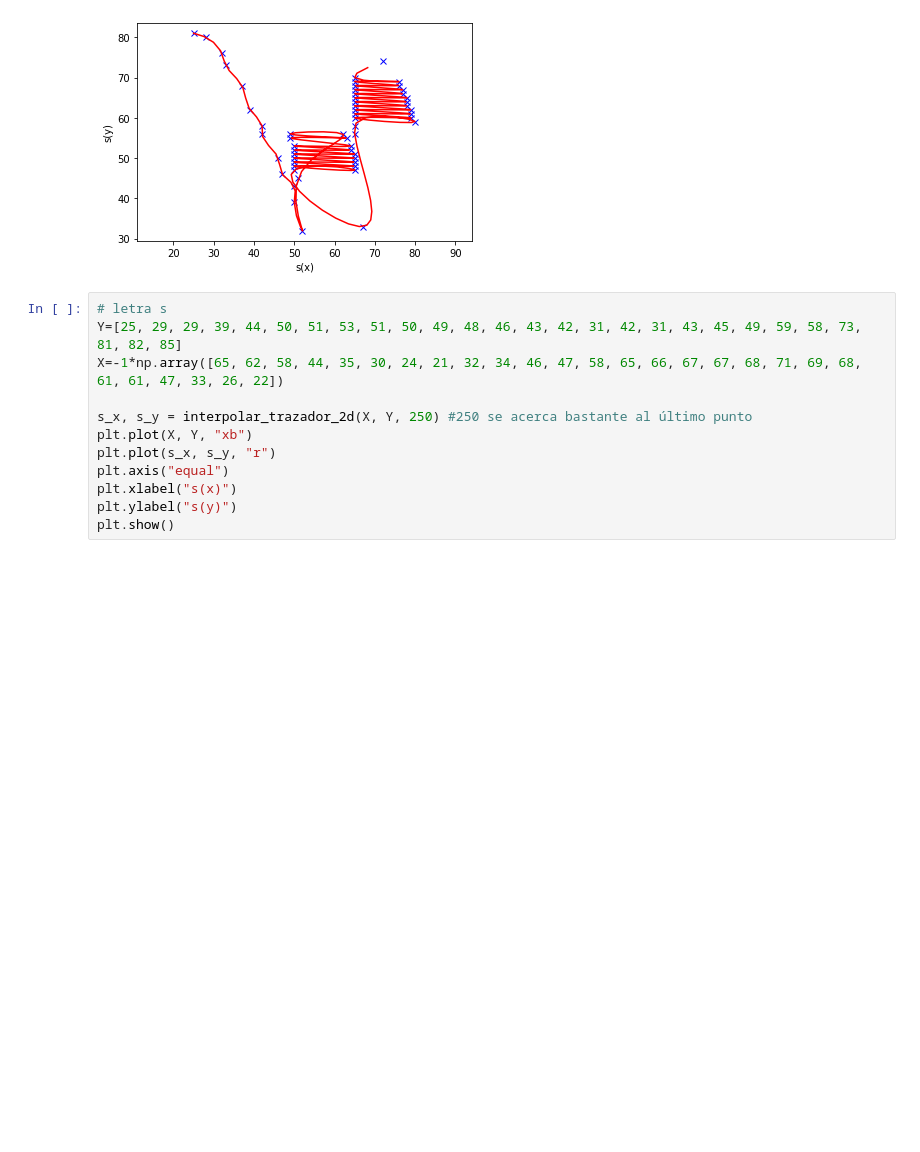
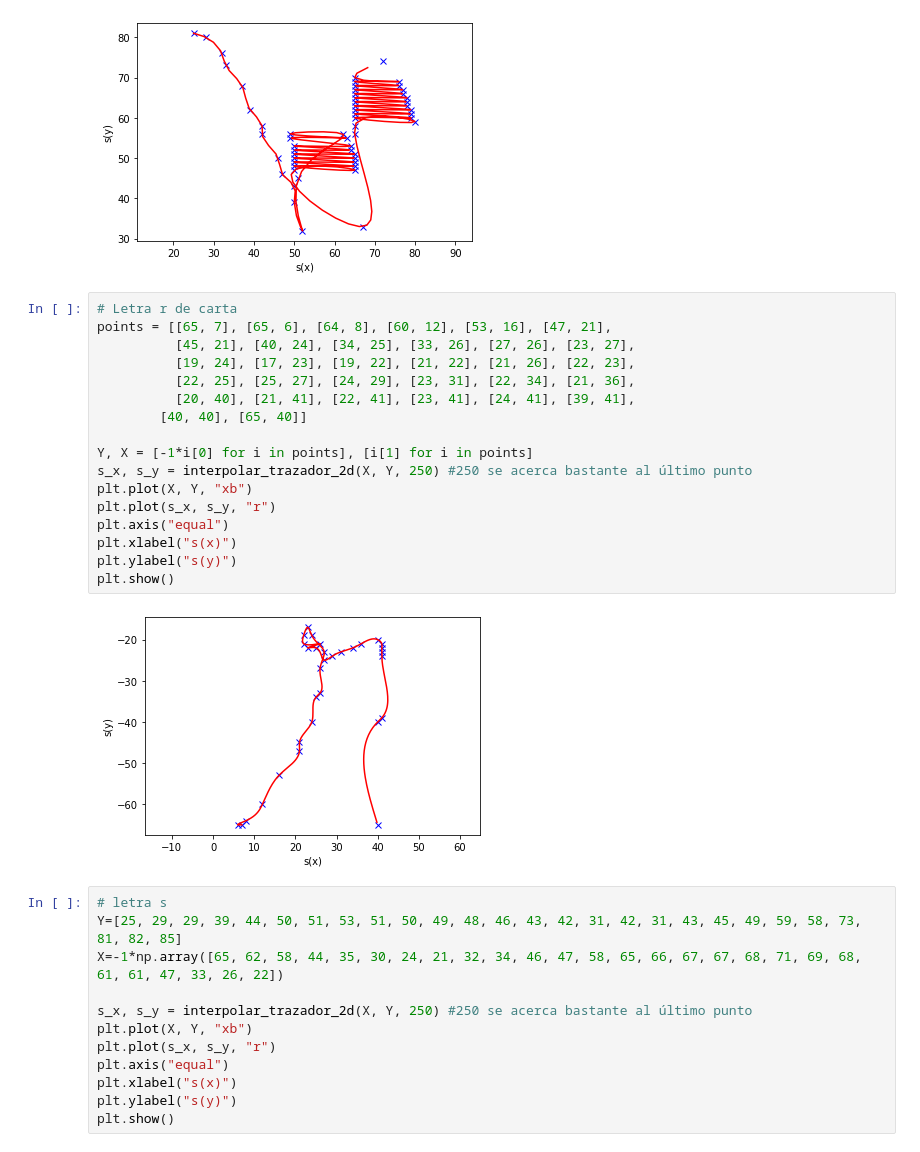
Before and after one commit to LorenaGBeltran/MicroProyecto_2Metodos, a Jupyter notebook: MP2.ipynb, the cells around one changed output. Cells and saved outputs as stored; diff of their text form; blank space fills up the shorter version.

```diff
--- a/MP2.ipynb
+++ b/MP2.ipynb
@@ -25,6 +25,25 @@ plt.ylabel("s(y)")
 plt.show()
 # %% [output]
 [figure]
+# %%
+# Letra r de carta
+points = [[65, 7], [65, 6], [64, 8], [60, 12], [53, 16], [47, 21],
+          [45, 21], [40, 24], [34, 25], [33, 26], [27, 26], [23, 27],
+          [19, 24], [17, 23], [19, 22], [21, 22], [21, 26], [22, 23],
+          [22, 25], [25, 27], [24, 29], [23, 31], [22, 34], [21, 36],
+          [20, 40], [21, 41], [22, 41], [23, 41], [24, 41], [39, 41],
+        [40, 40], [65, 40]]
+
+Y, X = [-1*i[0] for i in points], [i[1] for i in points]
+s_x, s_y = interpolar_trazador_2d(X, Y, 250) #250 se acerca bastante al último punto
+plt.plot(X, Y, "xb")
+plt.plot(s_x, s_y, "r")
+plt.axis("equal")
+plt.xlabel("s(x)")
+plt.ylabel("s(y)")
+plt.show()
+# %% [output]
+[figure, added]
 # %%
 # letra s
 Y=[25, 29, 29, 39, 44, 50, 51, 53, 51, 50, 49, 48, 46, 43, 42, 31, 42, 31, 43, 45, 49, 59, 58, 73, 81, 82, 85]
```
